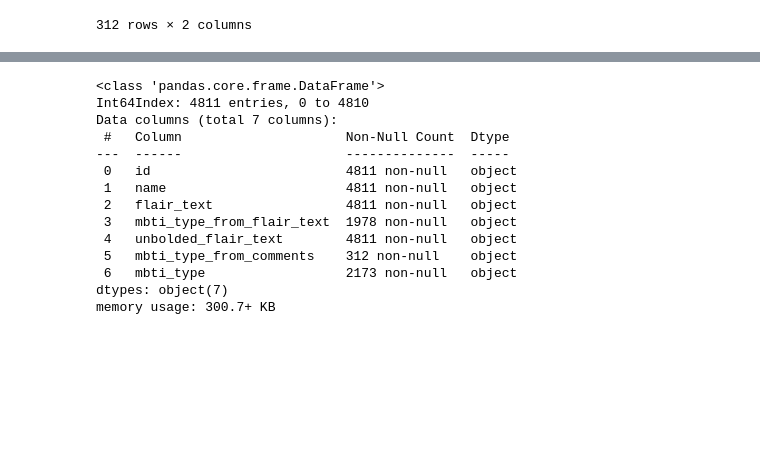
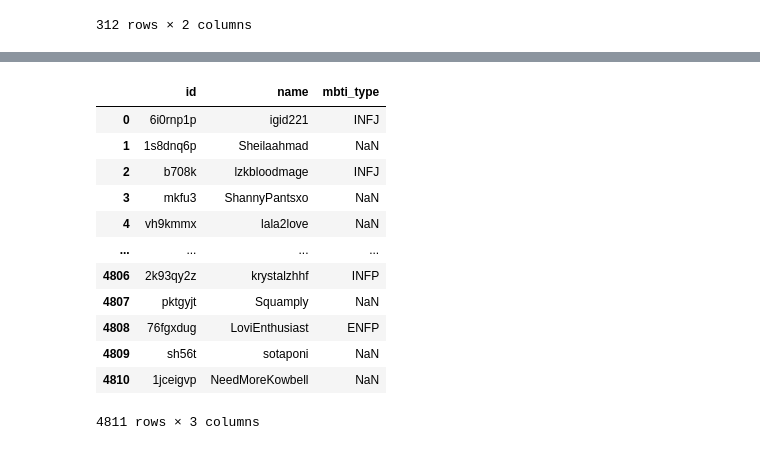
Before and after one commit to MaximeBastion/mbti-type-from-text, a Jupyter notebook: notebooks/reddit_exploration.ipynb, the cells around one changed output, grey strips where cells are left out. Cells and saved outputs as stored; diff of their text form; code cells hidden in the pictures; blank space fills up the shorter version.

```diff
--- a/notebooks/reddit_exploration.ipynb
+++ b/notebooks/reddit_exploration.ipynb
@@ -339,19 +254,18 @@ users_df["mbti_type"] = users_df["mbti_type_from_flair_text"]
 no_mbti_type_from_flair_text = users_df["mbti_type_from_flair_text"].isna()
 users_df.loc[no_mbti_type_from_flair_text, "mbti_type"] = users_df[no_mbti_type_from_flair_text]["mbti_type_from_comments"]
 # %%
-users_df.info()
+users_df[["id", "name", "mbti_type"]]
 # %% [output]
+|  | id | name | mbti_type |
+| 0 | 6i0rnp1p | igid221 | INFJ |
+| 1 | 1s8dnq6p | Sheilaahmad | NaN |
+| 2 | b708k | lzkbloodmage | INFJ |
+| 3 | mkfu3 | ShannyPantsxo | NaN |
+| 4 | vh9kmmx | lala2love | NaN |
+| ... | ... | ... | ... |
+| 4806 | 2k93qy2z | krystalzhhf | INFP |
+| 4807 | pktgyjt | Squamply | NaN |
+| 4808 | 76fgxdug | LoviEnthusiast | ENFP |
+| 4809 | sh56t | sotaponi | NaN |
+| 4810 | 1jceigvp | NeedMoreKowbell | NaN |
-<class 'pandas.core.frame.DataFrame'>
-Int64Index: 4811 entries, 0 to 4810
-Data columns (total 7 columns):
- #   Column                     Non-Null Count  Dtype
----  ------                     --------------  -----
- 0   id                         4811 non-null   object
- 1   name                       4811 non-null   object
- 2   flair_text                 4811 non-null   object
- 3   mbti_type_from_flair_text  1978 non-null   object
- 4   unbolded_flair_text        4811 non-null   object
- 5   mbti_type_from_comments    312 non-null    object
- 6   mbti_type                  2173 non-null   object
-dtypes: object(7)
-memory usage: 300.7+ KB
+4811 rows × 3 columns
```
Also changed, not shown: parts of 55 cells of this notebook.
